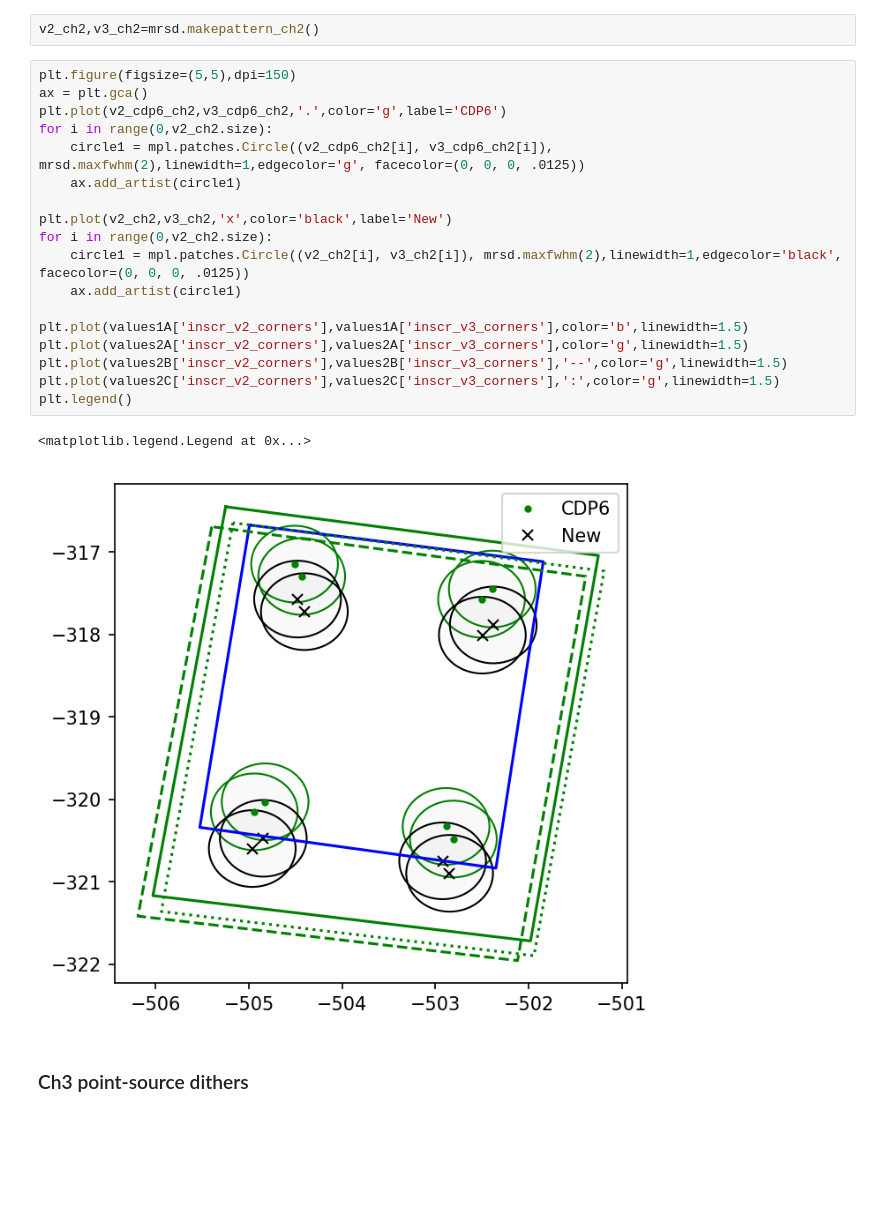
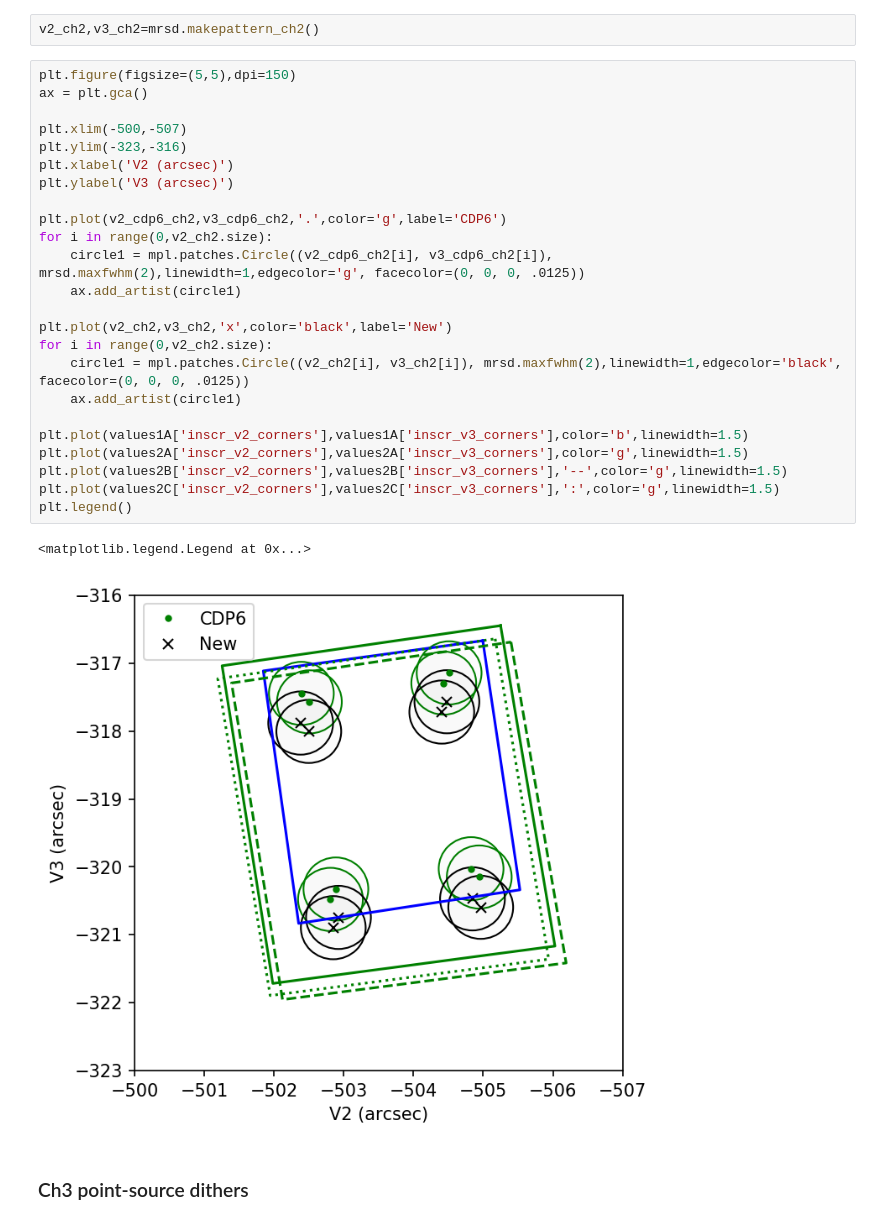
Before and after one commit to STScI-MIRI/miricoord, a Jupyter notebook: miricoord/mrs/makedither/makedither_mrs.ipynb, the cells around one changed output. Drawn from its saved outputs; the diff is of its cells as text; blank space fills up the shorter version.

```diff
--- a/miricoord/mrs/makedither/makedither_mrs.ipynb
+++ b/miricoord/mrs/makedither/makedither_mrs.ipynb
@@ -83,24 +91,30 @@ v2_ch2,v3_ch2=mrsd.makepattern_ch2()
 # %%
 plt.figure(figsize=(5,5),dpi=150)
 ax = plt.gca()
+
+plt.xlim(-500,-507)
+plt.ylim(-323,-316)
+plt.xlabel('V2 (arcsec)')
+plt.ylabel('V3 (arcsec)')
+
 plt.plot(v2_cdp6_ch2,v3_cdp6_ch2,'.',color='g',label='CDP6')
 for i in range(0,v2_ch2.size):
     circle1 = mpl.patches.Circle((v2_cdp6_ch2[i], v3_cdp6_ch2[i]), mrsd.maxfwhm(2),linewidth=1,edgecolor='g', facecolor=(0, 0, 0, .0125))
     ax.add_artist(circle1)
 
 plt.plot(v2_ch2,v3_ch2,'x',color='black',label='New')
 for i in range(0,v2_ch2.size):
     circle1 = mpl.patches.Circle((v2_ch2[i], v3_ch2[i]), mrsd.maxfwhm(2),linewidth=1,edgecolor='black', facecolor=(0, 0, 0, .0125))
     ax.add_artist(circle1)
 
 plt.plot(values1A['inscr_v2_corners'],values1A['inscr_v3_corners'],color='b',linewidth=1.5)
 plt.plot(values2A['inscr_v2_corners'],values2A['inscr_v3_corners'],color='g',linewidth=1.5)
 plt.plot(values2B['inscr_v2_corners'],values2B['inscr_v3_corners'],'--',color='g',linewidth=1.5)
 plt.plot(values2C['inscr_v2_corners'],values2C['inscr_v3_corners'],':',color='g',linewidth=1.5)
 plt.legend()
 # %% [output]
 <matplotlib.legend.Legend at 0x...>
-[figure, old version]
+[figure, new version]
 # %% [markdown]
 ### Ch3 point-source dithers ###
 # %%
```
Also changed, not shown: parts of 21 cells of this notebook, 2 other files.
